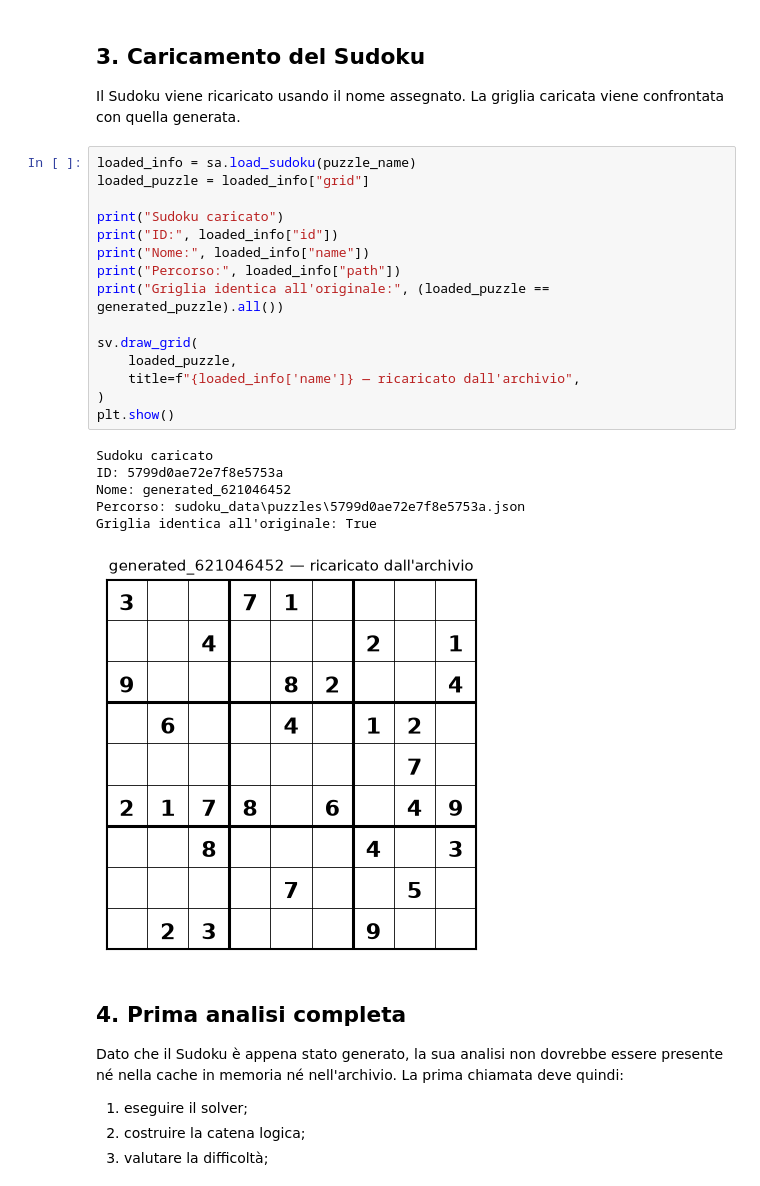
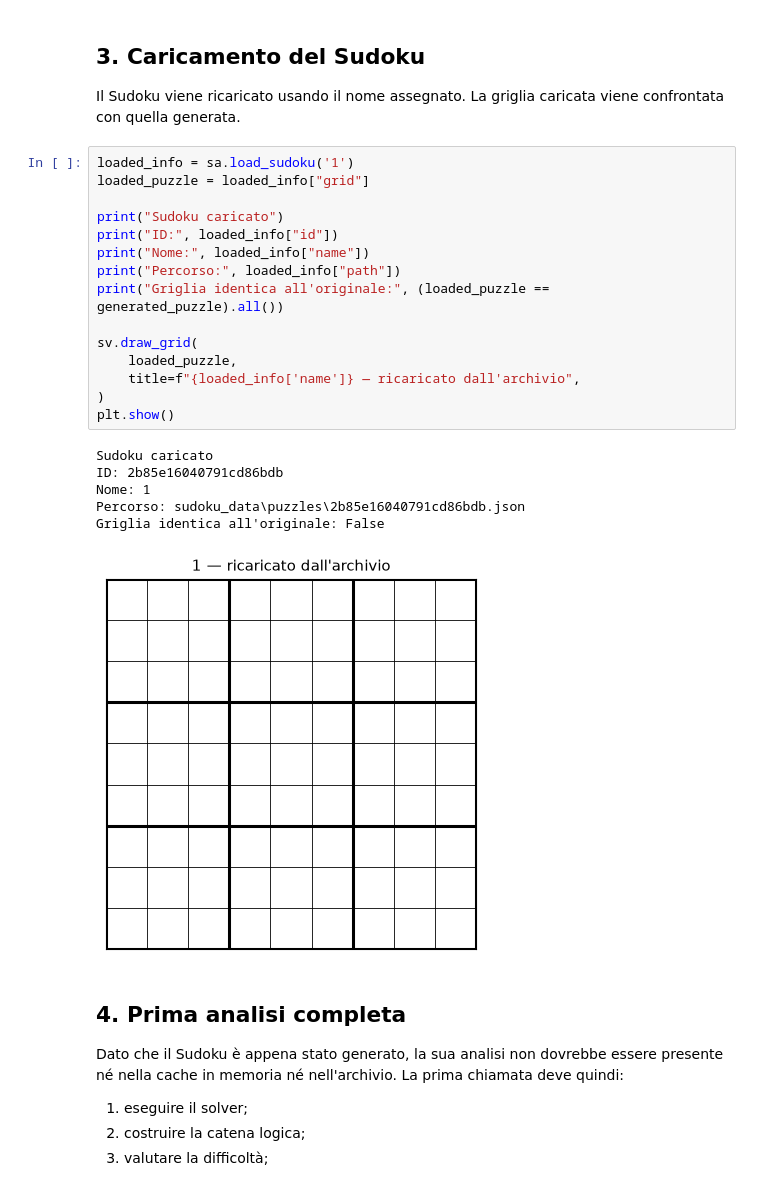
Before and after one commit to GiacomoAru/sudoku_ranker, a Jupyter notebook: sudoku_archive_demo.ipynb, the cells around one changed output. Saved outputs shown, nothing was run; the diff lists cells and outputs as text.

```diff
--- a/sudoku_archive_demo.ipynb
+++ b/sudoku_archive_demo.ipynb
@@ -86,27 +86,27 @@ Percorso: sudoku_data\puzzles\5799d0ae72e7f8e5753a.json
 
 Il Sudoku viene ricaricato usando il nome assegnato. La griglia caricata viene confrontata con quella generata.
 # %%
-loaded_info = sa.load_sudoku(puzzle_name)
+loaded_info = sa.load_sudoku('1')
 loaded_puzzle = loaded_info["grid"]
 
 print("Sudoku caricato")
 print("ID:", loaded_info["id"])
 print("Nome:", loaded_info["name"])
 print("Percorso:", loaded_info["path"])
 print("Griglia identica all'originale:", (loaded_puzzle == generated_puzzle).all())
 
 sv.draw_grid(
     loaded_puzzle,
     title=f"{loaded_info['name']} — ricaricato dall'archivio",
 )
 plt.show()
 # %% [output]
 Sudoku caricato
-ID: 5799d0ae72e7f8e5753a
-Nome: generated_621046452
-Percorso: sudoku_data\puzzles\5799d0ae72e7f8e5753a.json
-Griglia identica all'originale: True
+ID: 2b85e16040791cd86bdb
+Nome: 1
+Percorso: sudoku_data\puzzles\2b85e16040791cd86bdb.json
+Griglia identica all'originale: False
-[figure, old version]
+[figure, new version]
 # %% [markdown]
 ## 4. Prima analisi completa
 
```
Also changed, not shown: parts of 17 cells of this notebook, 7 other files.
